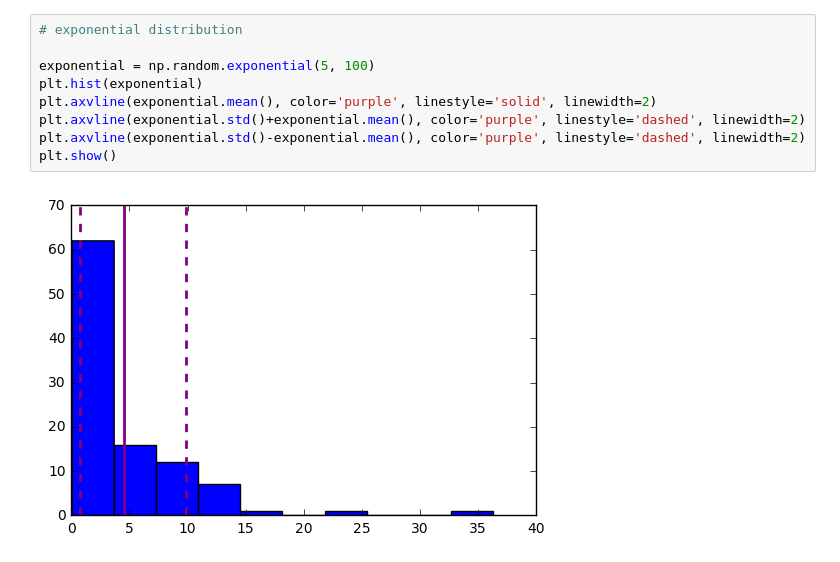
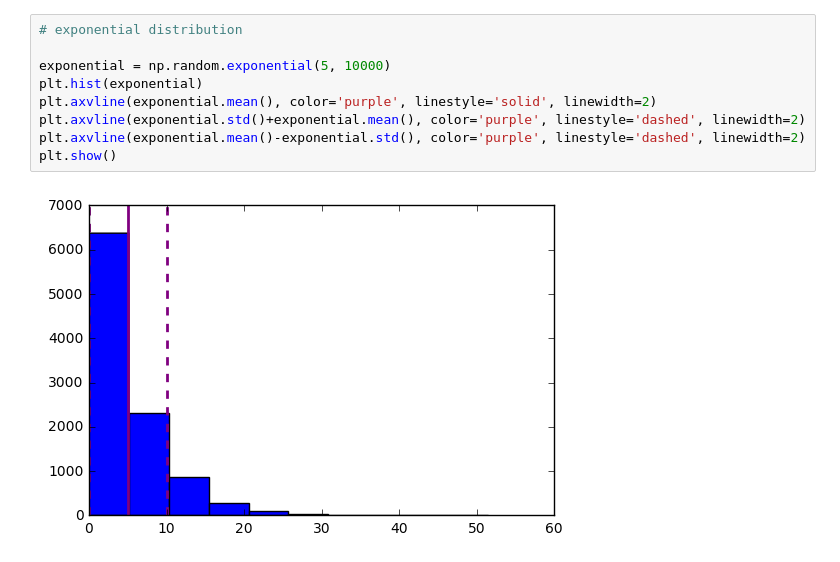
Before and after one commit to mises-dow/Data-Science, a Jupyter notebook: 3.3.4 Descriptive Statistics and Normality.ipynb, the cells around one changed output. Saved outputs shown, nothing was run; the diff lists cells and outputs as text.

```diff
--- a/3.3.4 Descriptive Statistics and Normality.ipynb
+++ b/3.3.4 Descriptive Statistics and Normality.ipynb
@@ -6,11 +10,11 @@ import matplotlib.pyplot as plt
 # %%
 # exponential distribution
 
-exponential = np.random.exponential(5, 100)
+exponential = np.random.exponential(5, 10000)
 plt.hist(exponential)
 plt.axvline(exponential.mean(), color='purple', linestyle='solid', linewidth=2)
 plt.axvline(exponential.std()+exponential.mean(), color='purple', linestyle='dashed', linewidth=2)
-plt.axvline(exponential.std()-exponential.mean(), color='purple', linestyle='dashed', linewidth=2)
+plt.axvline(exponential.mean()-exponential.std(), color='purple', linestyle='dashed', linewidth=2)
 plt.show()
 # %% [output]
-[figure, old version]
+[figure, new version]
```
Also changed, not shown: parts of 10 cells of this notebook.
